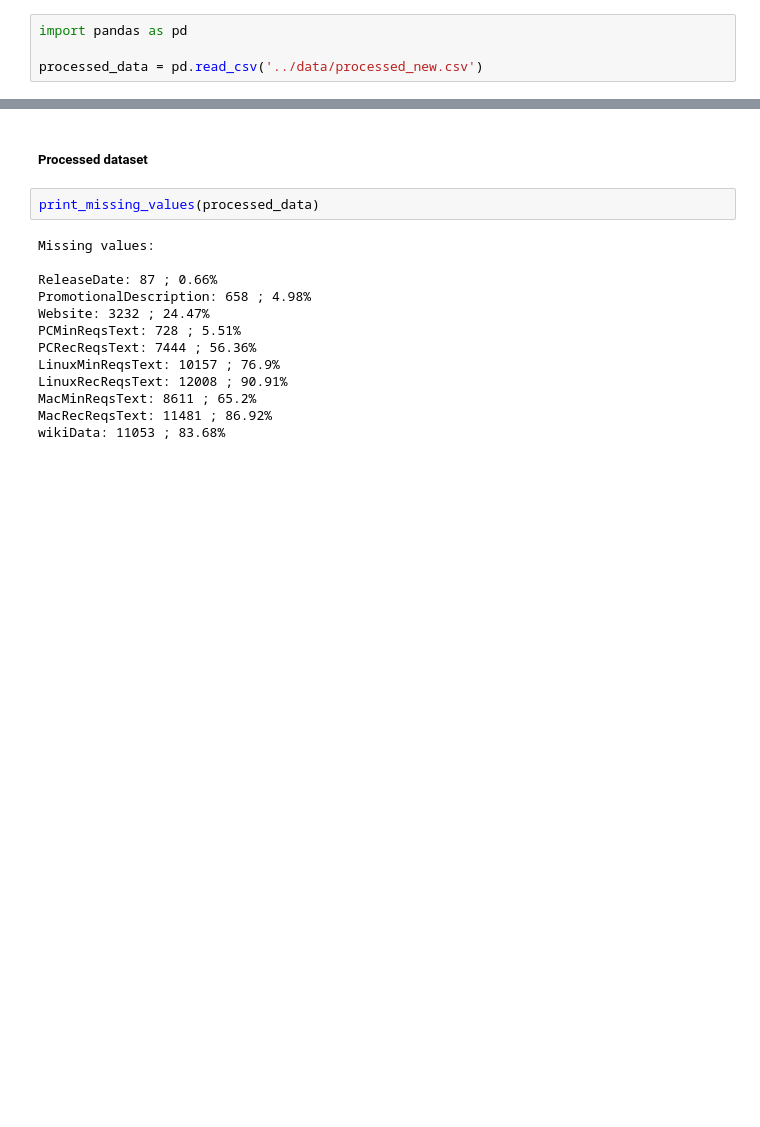
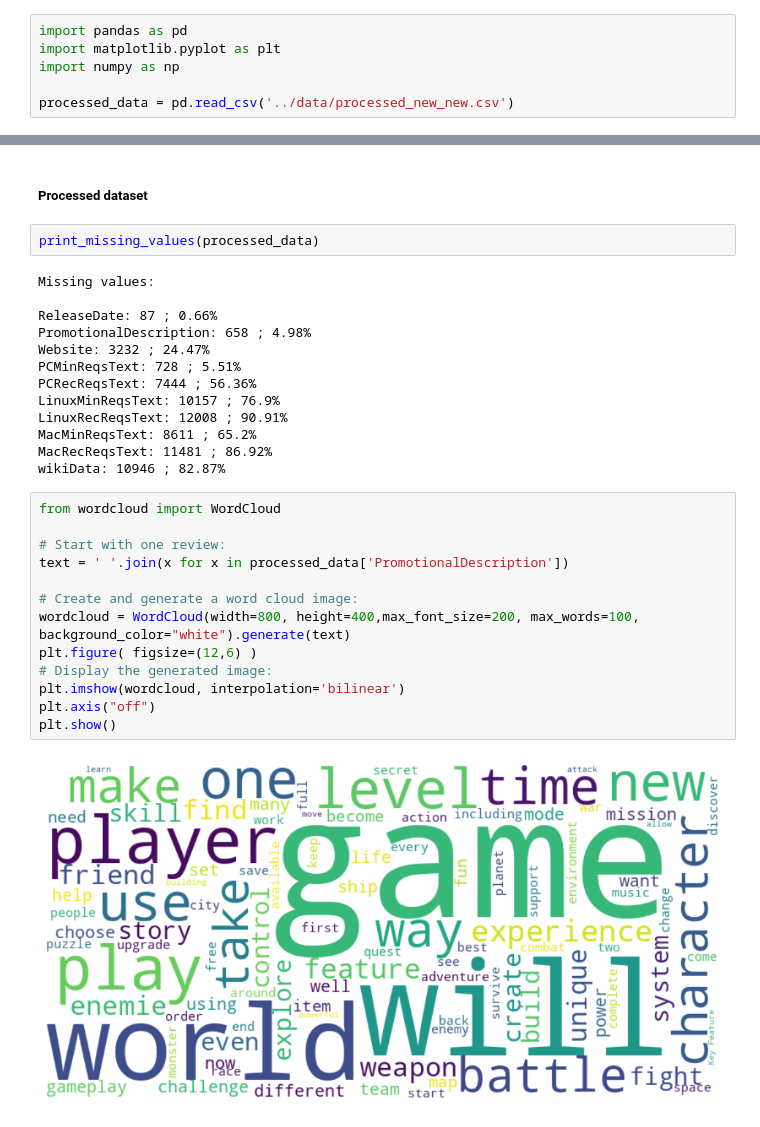
Before and after one commit to bdmendes/feup-pri-game-search, a Jupyter notebook: exploration/exploration_pos_process.ipynb, the cells around one changed output, grey strips where cells are left out. Drawn from its saved outputs; the diff is of its cells as text; blank space fills up the shorter version.

Commit message:
Add wordcloud  and boxplot graph

```diff
--- a/exploration/exploration_pos_process.ipynb
+++ b/exploration/exploration_pos_process.ipynb
@@ -2,8 +2,10 @@
 # Data Exploration - Pos Processed Dataset
 # %%
 import pandas as pd
+import matplotlib.pyplot as plt
+import numpy as np
 
-processed_data = pd.read_csv('../data/processed_new.csv')
+processed_data = pd.read_csv('../data/processed_new_new.csv')
 # %% [markdown]
 ### Missing values
 # %%
@@ -34,4 +36,19 @@ LinuxMinReqsText: 10157 ; 76.9%
 LinuxRecReqsText: 12008 ; 90.91%
 MacMinReqsText: 8611 ; 65.2%
 MacRecReqsText: 11481 ; 86.92%
-wikiData: 11053 ; 83.68%
+wikiData: 10946 ; 82.87%
+# %%
+from wordcloud import WordCloud
+
+# Start with one review:
+text = ' '.join(x for x in processed_data['PromotionalDescription'])
+
+# Create and generate a word cloud image:
+wordcloud = WordCloud(width=800, height=400,max_font_size=200, max_words=100, background_color="white").generate(text)
+plt.figure( figsize=(12,6) )
+# Display the generated image:
+plt.imshow(wordcloud, interpolation='bilinear')
+plt.axis("off")
+plt.show()
+# %% [output]
+[figure, added]
```
Also changed, not shown: parts of 2 cells of this notebook, 1 other file.
